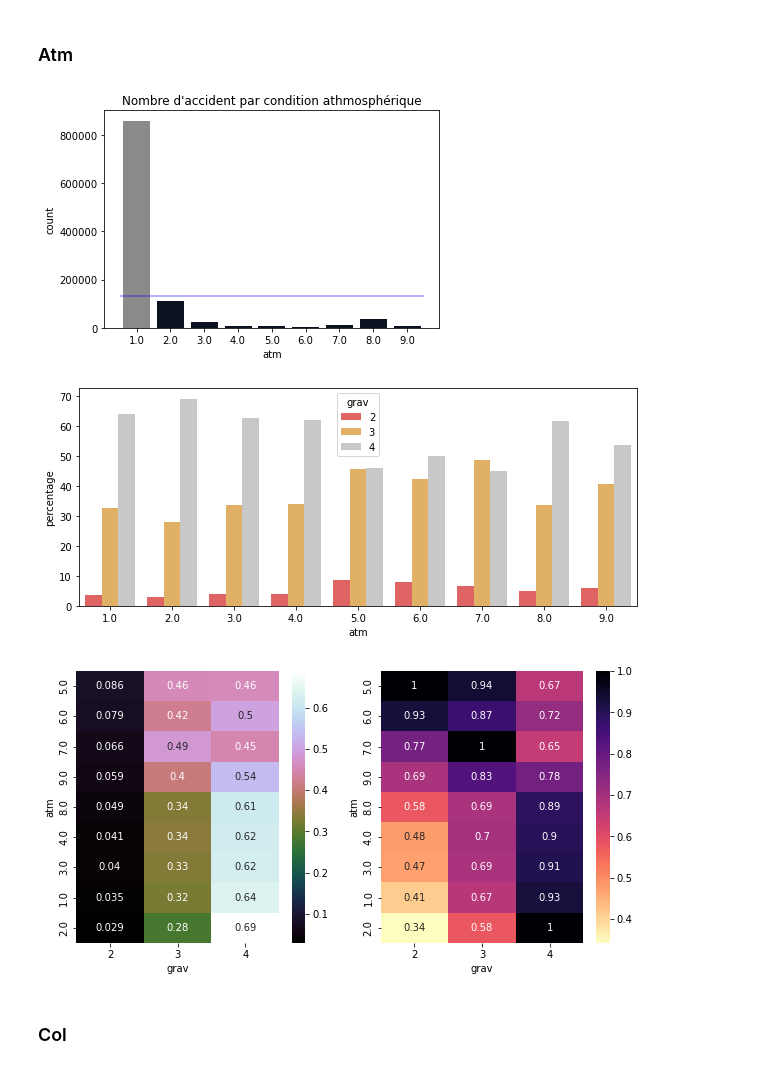
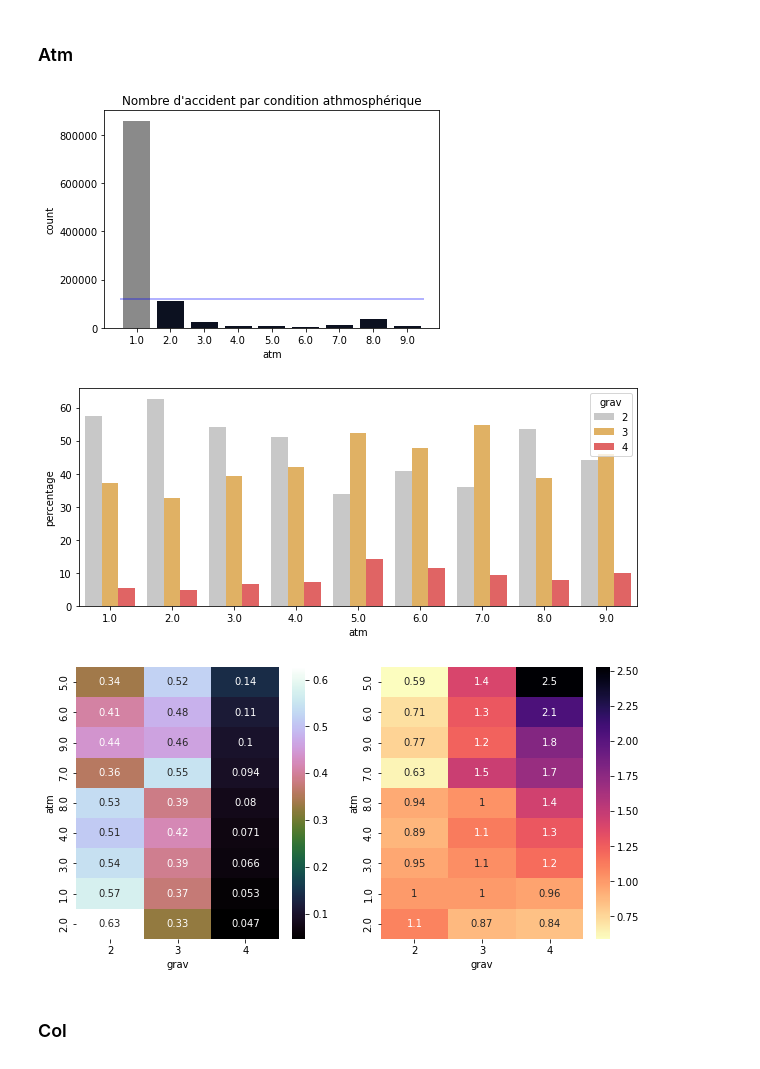
Before and after one commit to YacineHajjiDataScientist/20220814_dsProject, a Jupyter notebook: 20220821_projectDS.ipynb, the cells around one changed output. Cells and saved outputs as stored; diff of their text form; code cells hidden in the pictures.

```diff
--- a/20220821_projectDS.ipynb
+++ b/20220821_projectDS.ipynb
@@ -38,9 +57,9 @@ dill.dump_session('notebook_env.db')
 # %%
 ##### Import of tables into dataframes
-dfLieux = pd.read_csv('20220817_table_lieux.csv', sep=',')
-dfUsagers = pd.read_csv('20220814_table_usagers.csv', sep=',')
-dfVehicules = pd.read_csv('20220817_table_vehicules.csv', sep=',')
-dfCarac = pd.read_csv('20220817_table_caracteristiques.csv', sep=',')
+dfLieux = pd.read_csv('20220906_table_lieux.csv', sep=',')
+dfUsagers = pd.read_csv('20220906_table_usagers.csv', sep=',')
+dfVehicules = pd.read_csv('20220906_table_vehicules.csv', sep=',')
+dfCarac = pd.read_csv('20220906_table_caracteristiques.csv', sep=',')
 
 ##### Merging of tables into 1 pooled dataframe
 # dfPool = pd.merge(dfLieux, dfUsagers, dfVehicules, dfCarac, on="Num_Acc")
@@ -577,10 +777,10 @@ sns.countplot(x=dfCarac['atm'][(dfCarac['atm']!=-1)],
              palette=['#8A8A8A', '#090F23', '#090F23', '#090F23', '#090F23', '#090F23',
                      '#090F23', '#090F23', '#090F23'])
 plt.title("Nombre d'accident par condition athmosphérique")
-plt.hlines(y=len(dfCarac['atm'][(dfCarac['atm']!=-1)])/8, xmin=-0.5, xmax=8.5, color='blue', alpha=0.4);
+plt.hlines(y=len(dfCarac['atm'][(dfCarac['atm']!=-1)])/9, xmin=-0.5, xmax=8.5, color='blue', alpha=0.4);
 # It seems that most accident happen with normal atmospheric conditions, then light rain
 # %% [output]
-[figure, old version]
+[figure, new version]
 # %%
 # Initiating dataframe grouped by hour
 dfCaracGpByAtm = (dfCarac[(dfCarac['atm']!=-1)].groupby(['atm'])['grav']
@@ -593,22 +793,23 @@ dfCaracGpByAtm = (dfCarac[(dfCarac['atm']!=-1)].groupby(['atm'])['grav']
 # Display plotx
 fig, ax = plt.subplots(figsize=(10, 4))
 sns.barplot(x="atm", y="percentage", hue="grav", data=dfCaracGpByAtm,
-             palette=['#F45050','#F4B650','#C8C8C8']);
+             palette=['#C8C8C8','#F4B650','#F45050']);
 # Wow, it seems that the gravity of accidents is worst during fog/smoke, strong wind/storm, dazzling weather and 'other'
 # %% [output]
-[figure, old version]
+[figure, new version]
 # %%
 # data-management
-dfAtmGrav = pd.crosstab(dfCarac['atm'][(dfCarac['atm']!=-1)], dfCarac['grav'][(dfCarac['atm']!=-1)], normalize=0).sort_values(by=2, ascending=False)
+dfAtmGrav = pd.crosstab(dfCarac['atm'][(dfCarac['atm']!=-1)], dfCarac['grav'][(dfCarac['atm']!=-1)], normalize=0).sort_values(by=4, ascending=False)
+dfAtmGravRaw = pd.crosstab(dfCarac['atm'][(dfCarac['atm']!=-1)], dfCarac['grav'][(dfCarac['atm']!=-1)]).sort_values(by=4, ascending=False)
 
 # Display plots
 fig, ax = plt.subplots(1, 2, figsize=(10, 5))
 sns.heatmap(dfAtmGrav, annot=True, cmap='cubehelix', ax=ax[0])
-sns.heatmap(dfAtmGrav.div(dfAtmGrav.max(axis=0), axis=1), annot=True, cmap='magma_r', ax=ax[1]);
+sns.heatmap(dfAtmGrav.apply(lambda x: x/dfCarac['grav'][(dfCarac['atm']!=-1)].value_counts(normalize=True), axis=1), annot=True, cmap='magma_r', ax=ax[1]);
 fig.show()
 # These graphs confirm that both gravity 2 and 3 are increase for groups 5, 6, 7 and 9
 # %% [output]
-[figure, old version]
+[figure, new version]
 # %% [markdown]
 ### Col
 # %%
```
Also changed, not shown: parts of 147 cells of this notebook.
